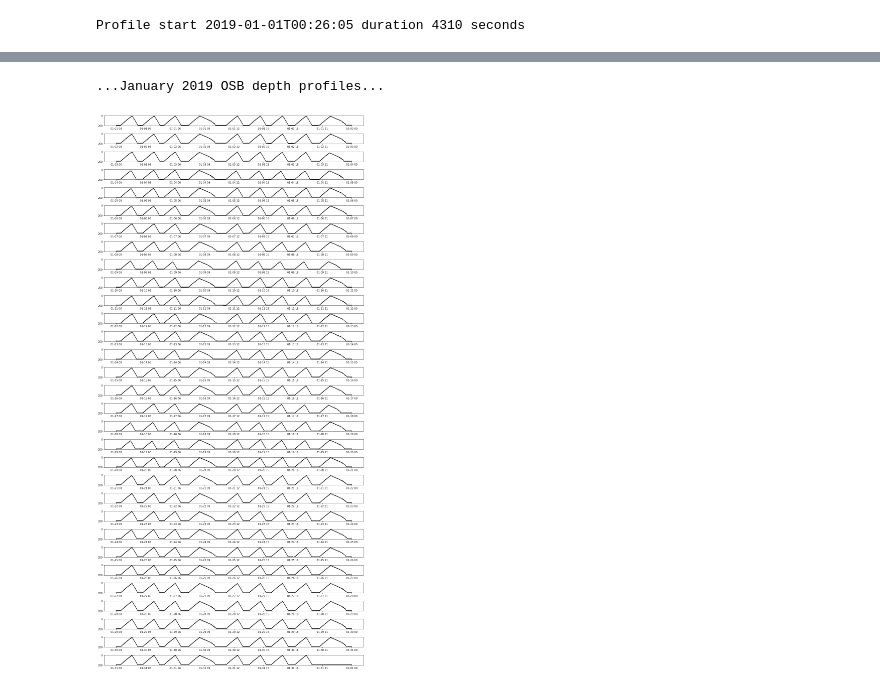
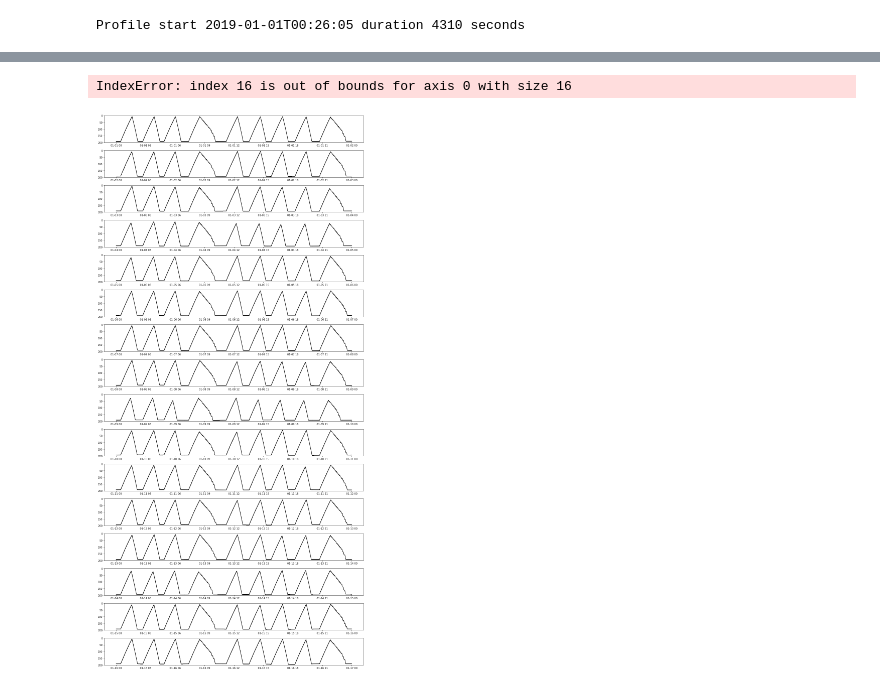
Before and after one commit to lsetiawan/ocean, a Jupyter notebook: Ocean 01 D Photic Zone Reduction.ipynb, the cells around one changed output, grey strips where cells are left out. Saved outputs shown, nothing was run; the diff lists cells and outputs as text; code cells hidden in the pictures.

```diff
--- a/Ocean 01 D Photic Zone Reduction.ipynb
+++ b/Ocean 01 D Photic Zone Reduction.ipynb
@@ -266,19 +396,19 @@ Profile start 2019-01-01T00:26:05 duration 4310 seconds
 # %%
 # January 2019 has all but one profile correct (278 / 279 possible).
 #   Missing is the last profile of the month.
 # For each given UTC day: Profiles 4 and 9 are pH profiles.
 #   Could use time window criteria: Hour on [6, 10] and [19, 23].
 
-fig, axs = plt.subplots(31, 1, figsize=(15,31), tight_layout=True)
+fig, axs = plt.subplots(16, 1, figsize=(15,31), tight_layout=True)
 
 for i in range(31):
     daystring = str(i+1) if i > 8 else '0' + str(i+1)
     time0, time1 = '2019-01-' + daystring + 'T00:00:00', '2019-01-' + daystring + 'T23:59:59'
     ds = ds_CTD.sel(time=slice(time0, time1))
     axs[i].plot(ds.time, ds.seawater_pressure, marker='.', markersize=1., color='k')
     axs[i].set(ylim = (200., 0.))
 
 print('...January 2019 OSB depth profiles...')
 # %% [output]
-...January 2019 OSB depth profiles...
+IndexError: index 16 is out of bounds for axis 0 with size 16
-[figure, old version]
+[figure, new version]
```
Also changed, not shown: parts of 11 cells of this notebook, 3 other files.
